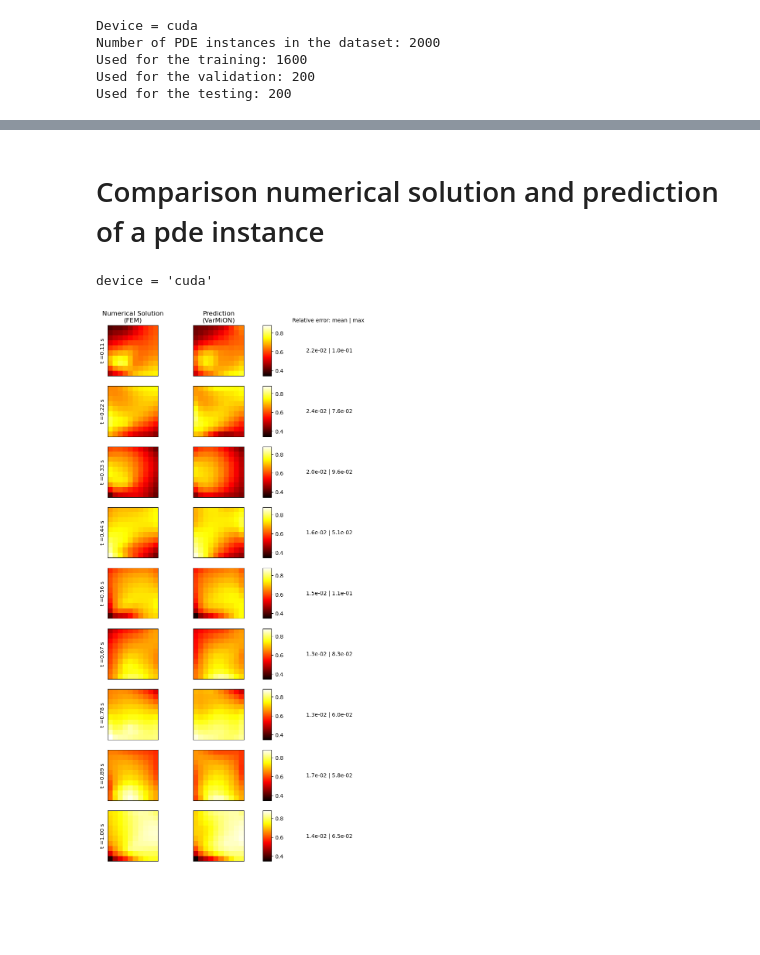
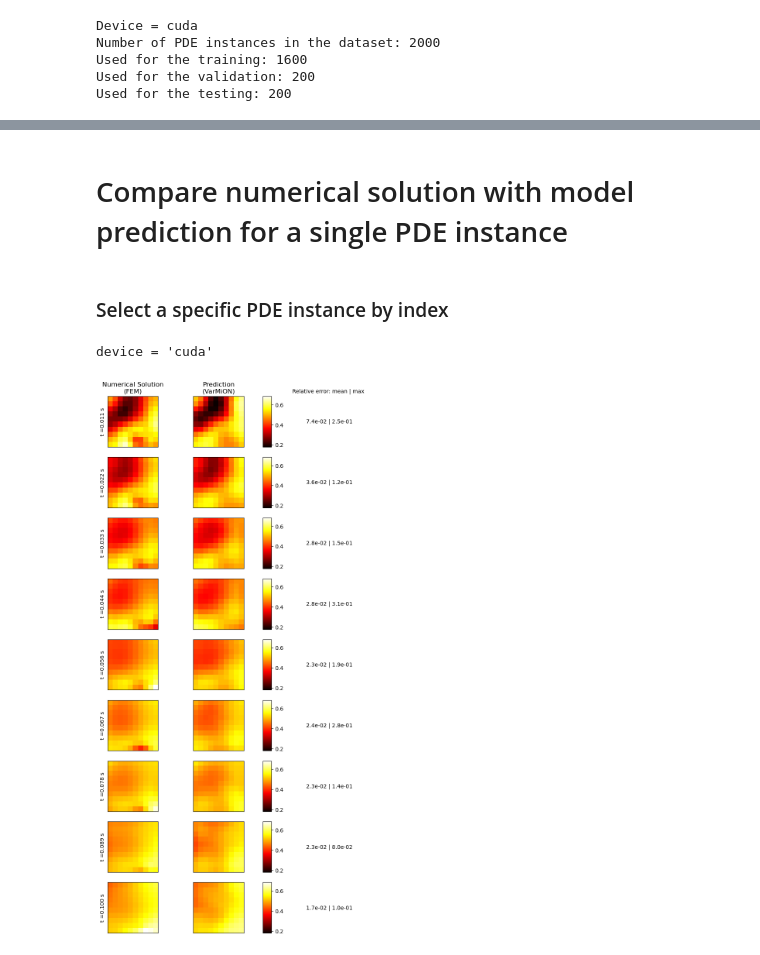
Before and after one commit to NLALDlab/VarMiON, a Jupyter notebook: varmion_heat_eq_robin_2d.ipynb, the cells around one changed output, grey strips where cells are left out. Drawn from its saved outputs; the diff is of its cells as text; code cells hidden in the pictures; blank space fills up the shorter version.

```diff
--- a/varmion_heat_eq_robin_2d.ipynb
+++ b/varmion_heat_eq_robin_2d.ipynb
@@ -407,28 +311,15 @@ class HeatEquationVarMiONRobin(nn.Module):
 
         self.c_branch = nn.Sequential(
             nn.Linear(in_features=100, out_features=100),
-            nn.ReLU(),
-            nn.Linear(in_features=100, out_features=100),
-            nn.ReLU(),
-            nn.Linear(in_features=100, out_features=100)
         )
 
         self.theta_branch = nn.Sequential(
             nn.Linear(in_features=100, out_features=100),
-            nn.ReLU(),
-            nn.Linear(in_features=100, out_features=100),
-            nn.ReLU(),
-            nn.Linear(in_features=100, out_features=100)
         )
 
         self.h_branch = nn.Sequential(
             nn.Linear(in_features=100, out_features=100),
-            nn.ReLU(),
-            nn.Linear(in_features=100, out_features=100),
-            nn.ReLU(),
-            nn.Linear(in_features=100, out_features=100)
         )
-
 
         self.f_branch = nn.Sequential(
             nn.Linear(in_features=100, out_features=64)
@@ -806 +716,10 @@ class VarMiON():
+# %%
+num_pdes = 2000         # number of PDE instances in the dataset
+n_epochs = 200          # number of training epochs
+pdes_per_batch = 8      # number of PDE instances in each batch
+goal_oriented = False   # if True, use a goal-oriented loss function
+seed = 42               # Initialize random seed
+
+my_dataset_path = "/home/marcodellorto/datasets"
+my_results_path = "/home/marcodellorto/VarMiON_phd/VarMiON_NLALD/RESULTS"
 # %% [markdown]
@@ -896,9 +848,12 @@ std:  0.54 %
 # %% [markdown]
-# Comparison numerical solution and prediction of a pde instance
+#  Compare numerical solution with model prediction for a single PDE instance
+# %% [markdown]
+### Select a specific PDE instance by index
+# %%
+# the index can vary between 0 and num_pdes - 1
+# example: use varmion.test_data.indices[0] for an instance in the testing dataset
+index = varmion.test_data.indices[0]
 # %%
-
-# load data relative to a pde
-index = 1990
 pde_data = torch.utils.data.Subset(dataset, [index])
 
 # path of the directory containing the weights to be used for the prediction
@@ -929,7 +884,7 @@ for j, test_data in enumerate(loader):
 # %% [output]
 device = 'cuda'
 # %%
-n_times = 9  # Number of time steps
+n_times = len(dataset.times)-1  # Number of time steps
 array0 = dataset.data['solution'][index,:,:100].numpy().reshape(n_times,10,10) #(n_times, 10, 10)
 array1 = pred[0,:,:100].cpu().numpy().reshape(n_times,10,10) #(n_times, 10, 10)
 
@@ -952,33 +907,33 @@ gs = gridspec.GridSpec(n_times, 3, width_ratios=[1, 1, 0.1], wspace=0.05)
 
 # Create subplots for each time step
 for t in range(n_times):
     ax1 = plt.subplot(gs[t, 0])
     ax2 = plt.subplot(gs[t, 1])
     cbar_ax = plt.subplot(gs[t, 2])
 
     im1 = ax1.imshow(array0[t], vmin=vmin, vmax=vmax, cmap="hot")
     im2 = ax2.imshow(array1[t], vmin=vmin, vmax=vmax, cmap="hot")
 
-    ax1.set_ylabel(f't ={(t+1)/n_times:.2f} s')
+    ax1.set_ylabel(f't ={dataset.times[t+1]:.3f} s')
 
     ax1.set_xticks([])
     ax1.set_yticks([])
     ax2.set_xticks([])
     ax2.set_yticks([])
 
     if t==0:
         ax1.set_title("Numerical Solution\n(FEM)")
         ax2.set_title("Prediction\n(VarMiON)")
 
     fig.colorbar(im2, cax=cbar_ax)
 
     if t==0:
         fig.text(8, 1.1, "Relative error: mean | max ", fontsize=10, ha="center", va="center", transform=cbar_ax.transAxes)
 
     rel_error_text = f"{rel_errs_mean[t]:.1e} | {rel_errs_max[t]:.1e}"
     fig.text(8, 0.5, rel_error_text, fontsize=10, ha="center", va="center", transform=cbar_ax.transAxes)
 
-plt.tight_layout()
+#plt.tight_layout()
 plt.show()
 # %% [output]
-[figure, old version]
+[figure, new version]
```
Also changed, not shown: parts of 21 cells of this notebook, 4 other files.
